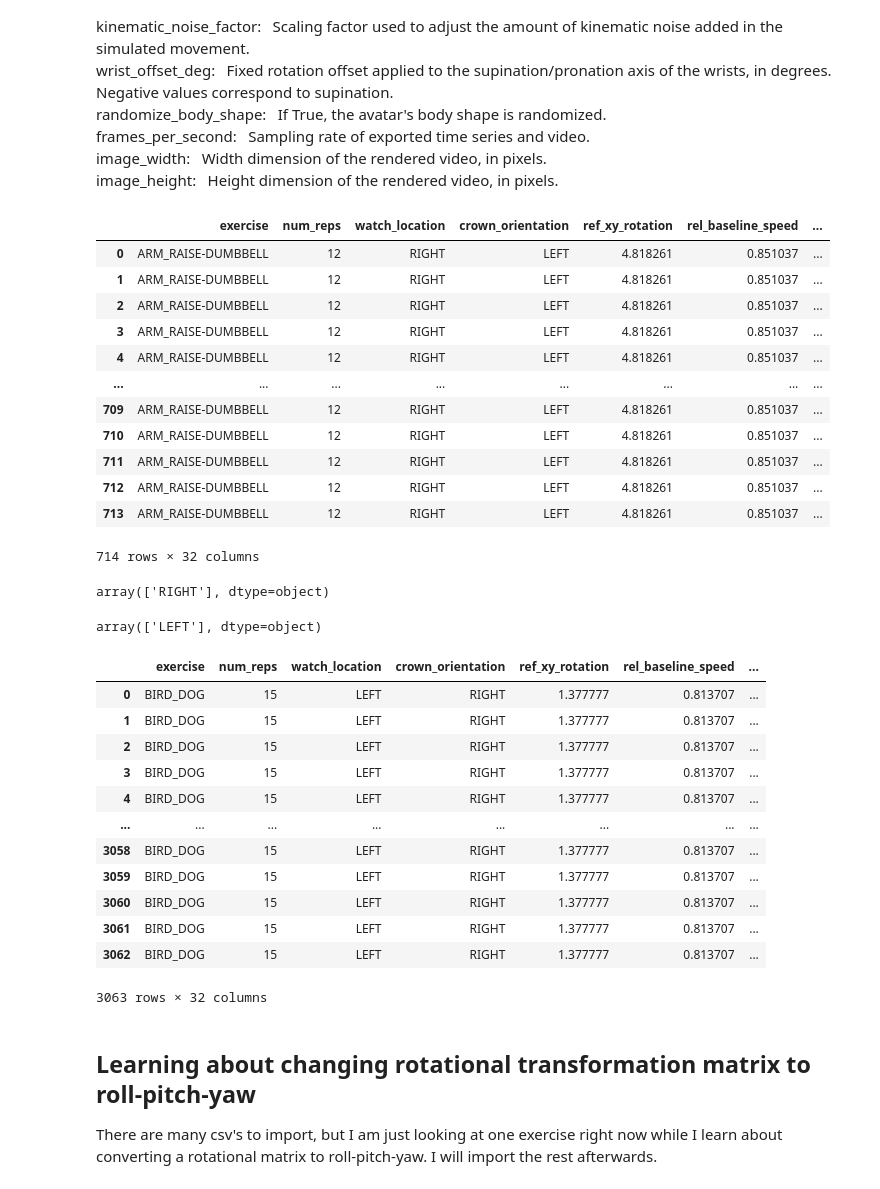
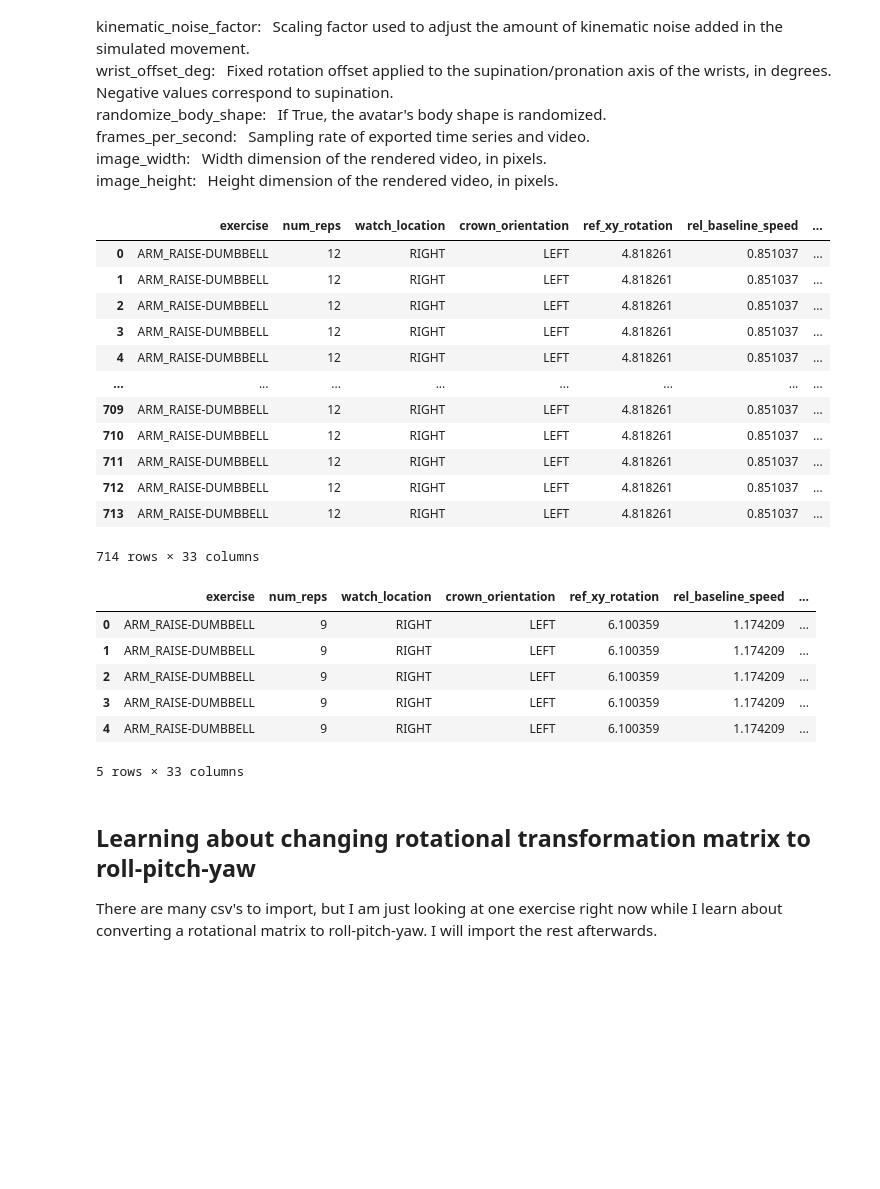
Before and after one commit to KelKi3/Exercise_Recognition, a Jupyter notebook: notebooks/motion_prediction_EDA.ipynb, the cells around one changed output. Cells and saved outputs as stored; diff of their text form; code cells hidden in the pictures; blank space fills up the shorter version.

```diff
--- a/notebooks/motion_prediction_EDA.ipynb
+++ b/notebooks/motion_prediction_EDA.ipynb
@@ -20,10 +20,10 @@ image_width:  Width dimension of the rendered video, in pixels.\
 image_height:  Height dimension of the rendered video, in pixels.
 # %%
 import pandas as pd
-pd.set_option('display.max_columns', None)
-#pd.set_option('display.max_rows', None)
+#pd.set_option('display.max_columns', None)
+pd.set_option('display.max_rows', None)
 #pd.reset_option('display.max_rows')
-#pd.reset_option('display.max_columns')
+pd.reset_option('display.max_columns')
 # %%
 #function for retrieving multiple csv/json files
 
@@ -53,6 +53,9 @@ def create_combined_dataframe(directory):
     for csv_file in csv_files:
         csv_df = pd.read_csv(csv_file, index_col=0)
 
+        #creating column assigning rep numbers
+        csv_df['rep_num'] = np.floor(csv_df['rep_count_from_start']+1).astype(int)
+
         # json file path
         json_file = os.path.splitext(csv_file)[0] + '_params.json'
 
@@ -88,15 +91,7 @@ armraise_dataframes[0]
 | 711 | ARM_RAISE-DUMBBELL | 12 | RIGHT | LEFT | 4.818261 | 0.851037 | ... |
 | 712 | ARM_RAISE-DUMBBELL | 12 | RIGHT | LEFT | 4.818261 | 0.851037 | ... |
 | 713 | ARM_RAISE-DUMBBELL | 12 | RIGHT | LEFT | 4.818261 | 0.851037 | ... |
-714 rows × 32 columns
+714 rows × 33 columns
-# %%
-armraise_dataframes[0]['watch_location'].unique()
-# %% [output]
-array(['RIGHT'], dtype=object)
-# %%
-armraise_dataframes[0]['crown_orientation'].unique()
-# %% [output]
-array(['LEFT'], dtype=object)
 # %%
 #setting up the rest of the dataframes
 bicepcurl_path = '../data/basic_motions/bicepcurl'
@@ -129,21 +124,15 @@ tricepkickback_right_dataframes = create_combined_dataframe(tricepkickback_right
 vup_path = '../data/basic_motions/vup'
 vup_dataframes = create_combined_dataframe(vup_path)
 # %%
-birddog_dataframes[0]
+armraise_dataframes[5].head(5)
 # %% [output]
 |  | exercise | num_reps | watch_location | crown_orientation | ref_xy_rotation | rel_baseline_speed | ... |
-| 0 | BIRD_DOG | 15 | LEFT | RIGHT | 1.377777 | 0.813707 | ... |
-| 1 | BIRD_DOG | 15 | LEFT | RIGHT | 1.377777 | 0.813707 | ... |
-| 2 | BIRD_DOG | 15 | LEFT | RIGHT | 1.377777 | 0.813707 | ... |
-| 3 | BIRD_DOG | 15 | LEFT | RIGHT | 1.377777 | 0.813707 | ... |
-| 4 | BIRD_DOG | 15 | LEFT | RIGHT | 1.377777 | 0.813707 | ... |
-| ... | ... | ... | ... | ... | ... | ... | ... |
-| 3058 | BIRD_DOG | 15 | LEFT | RIGHT | 1.377777 | 0.813707 | ... |
-| 3059 | BIRD_DOG | 15 | LEFT | RIGHT | 1.377777 | 0.813707 | ... |
-| 3060 | BIRD_DOG | 15 | LEFT | RIGHT | 1.377777 | 0.813707 | ... |
-| 3061 | BIRD_DOG | 15 | LEFT | RIGHT | 1.377777 | 0.813707 | ... |
-| 3062 | BIRD_DOG | 15 | LEFT | RIGHT | 1.377777 | 0.813707 | ... |
+| 0 | ARM_RAISE-DUMBBELL | 9 | RIGHT | LEFT | 6.100359 | 1.174209 | ... |
+| 1 | ARM_RAISE-DUMBBELL | 9 | RIGHT | LEFT | 6.100359 | 1.174209 | ... |
+| 2 | ARM_RAISE-DUMBBELL | 9 | RIGHT | LEFT | 6.100359 | 1.174209 | ... |
+| 3 | ARM_RAISE-DUMBBELL | 9 | RIGHT | LEFT | 6.100359 | 1.174209 | ... |
+| 4 | ARM_RAISE-DUMBBELL | 9 | RIGHT | LEFT | 6.100359 | 1.174209 | ... |
-3063 rows × 32 columns
+5 rows × 33 columns
 # %% [markdown]
 ## Learning about changing rotational transformation matrix to roll-pitch-yaw
 
```
Also changed, not shown: parts of 25 cells of this notebook.
